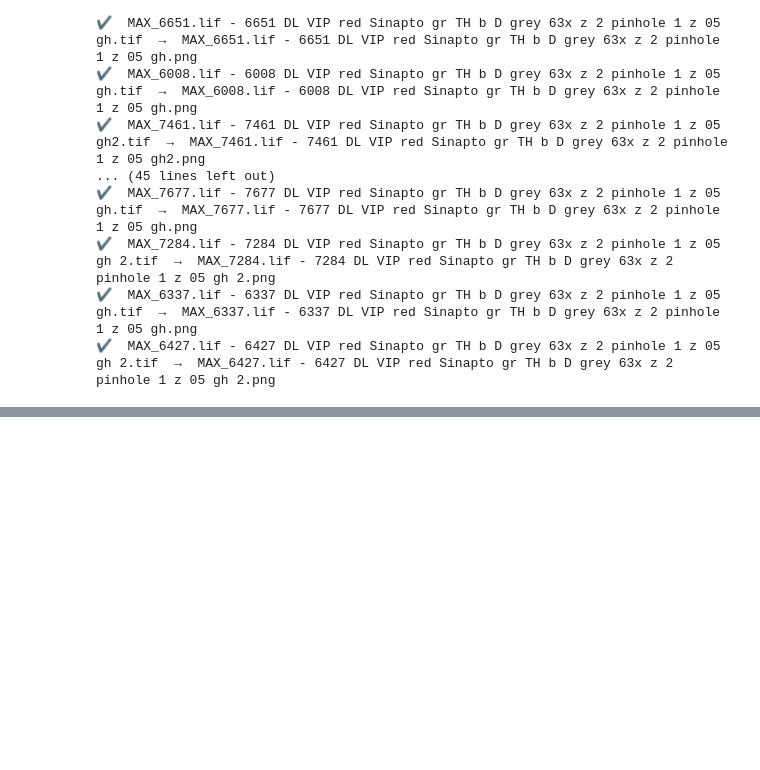
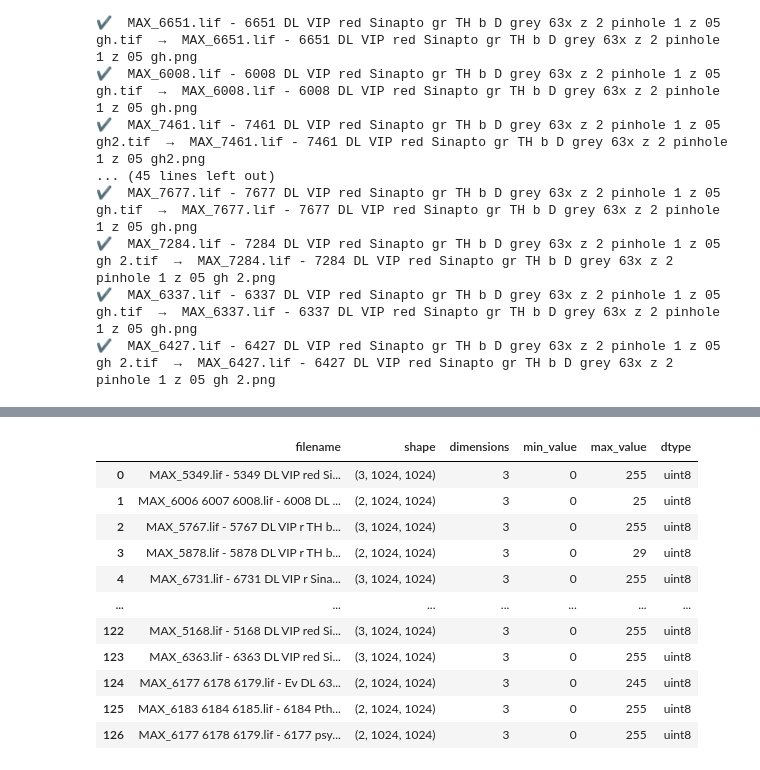
Before and after one commit to z4n0/MIND, a Jupyter notebook: notebooks/ImagePreProcessing.ipynb, the cells around one changed output, grey strips where cells are left out. Drawn from its saved outputs; the diff is of its cells as text; code cells hidden in the pictures; blank space fills up the shorter version.

```diff
--- a/notebooks/ImagePreProcessing.ipynb
+++ b/notebooks/ImagePreProcessing.ipynb
@@ -1429,0 +1443,72 @@ Available patient types:
+# %%
+import os
+import tifffile
+from collections import Counter
+import pandas as pd
+
+def check_tiff_shapes(folder_path):
+    """
+    Check the shapes of all TIFF images in the specified folder.
+
+    Args:
+        folder_path (str): Path to the folder containing TIFF images
+
+    Returns:
+        pd.DataFrame: DataFrame with image filenames and their shapes
+    """
+    # Verify the folder exists
+    if not os.path.exists(folder_path):
+        print(f"Error: Folder not found at {folder_path}")
+        return None
+
+    # List to store results
+    results = []
+    shapes_counter = Counter()
+
+    # Iterate through all files in the folder
+    for filename in os.listdir(folder_path):
+        if filename.lower().endswith(('.tif', '.tiff')):
+            file_path = os.path.join(folder_path, filename)
+            try:
+                # Read the image and get its shape
+                img = tifffile.imread(file_path)
+                shape = img.shape
+                shapes_counter[shape] += 1
+
+                # Add to results
+                results.append({
+                    'filename': filename,
+                    'shape': shape,
+                    'dimensions': len(shape),
+                    'min_value': img.min(),
+                    'max_value': img.max(),
+                    'dtype': img.dtype
+                })
+
+            except Exception as e:
+                print(f"Error reading {filename}: {e}")
+                results.append({
+                    'filename': filename,
+                    'shape': 'ERROR',
+                    'dimensions': 'ERROR',
+                    'min_value': 'ERROR',
+                    'max_value': 'ERROR',
+                    'dtype': 'ERROR'
+                })
+
+    # Create DataFrame
+    df = pd.DataFrame(results)
+
+    # Print summary
+    print(f"Found {len(results)} TIFF files in {folder_path}")
+    print("\nShape distribution:")
+    for shape, count in shapes_counter.most_common():
+        print(f"  {shape}: {count} files")
+
+    return df
+
+# Example usage:
+folder_to_check = "/home/zano/Documents/TESI/FOLDER_CINECA/data/PRETRAINING_MSA_VS_PD"
+df = check_tiff_shapes(folder_to_check)
+display(df)
+# %% [output]
@@ -1429,0 +1520,12 @@ Available patient types:
+|  | filename | shape | dimensions | min_value | max_value | dtype |
+| 0 | MAX_5349.lif - 5349 DL VIP red Si... | (3, 1024, 1024) | 3 | 0 | 255 | uint8 |
+| 1 | MAX_6006 6007 6008.lif - 6008 DL ... | (2, 1024, 1024) | 3 | 0 | 25 | uint8 |
+| 2 | MAX_5767.lif - 5767 DL VIP r TH b... | (3, 1024, 1024) | 3 | 0 | 255 | uint8 |
+| 3 | MAX_5878.lif - 5878 DL VIP r TH b... | (2, 1024, 1024) | 3 | 0 | 29 | uint8 |
+| 4 | MAX_6731.lif - 6731 DL VIP r Sina... | (3, 1024, 1024) | 3 | 0 | 255 | uint8 |
+| ... | ... | ... | ... | ... | ... | ... |
+| 122 | MAX_5168.lif - 5168 DL VIP red Si... | (3, 1024, 1024) | 3 | 0 | 255 | uint8 |
+| 123 | MAX_6363.lif - 6363 DL VIP red Si... | (3, 1024, 1024) | 3 | 0 | 255 | uint8 |
+| 124 | MAX_6177 6178 6179.lif - Ev DL 63... | (2, 1024, 1024) | 3 | 0 | 245 | uint8 |
+| 125 | MAX_6183 6184 6185.lif - 6184 Pth... | (2, 1024, 1024) | 3 | 0 | 255 | uint8 |
+| 126 | MAX_6177 6178 6179.lif - 6177 psy... | (2, 1024, 1024) | 3 | 0 | 255 | uint8 |
```
Also changed, not shown: parts of 6 cells of this notebook, 6 other files.
